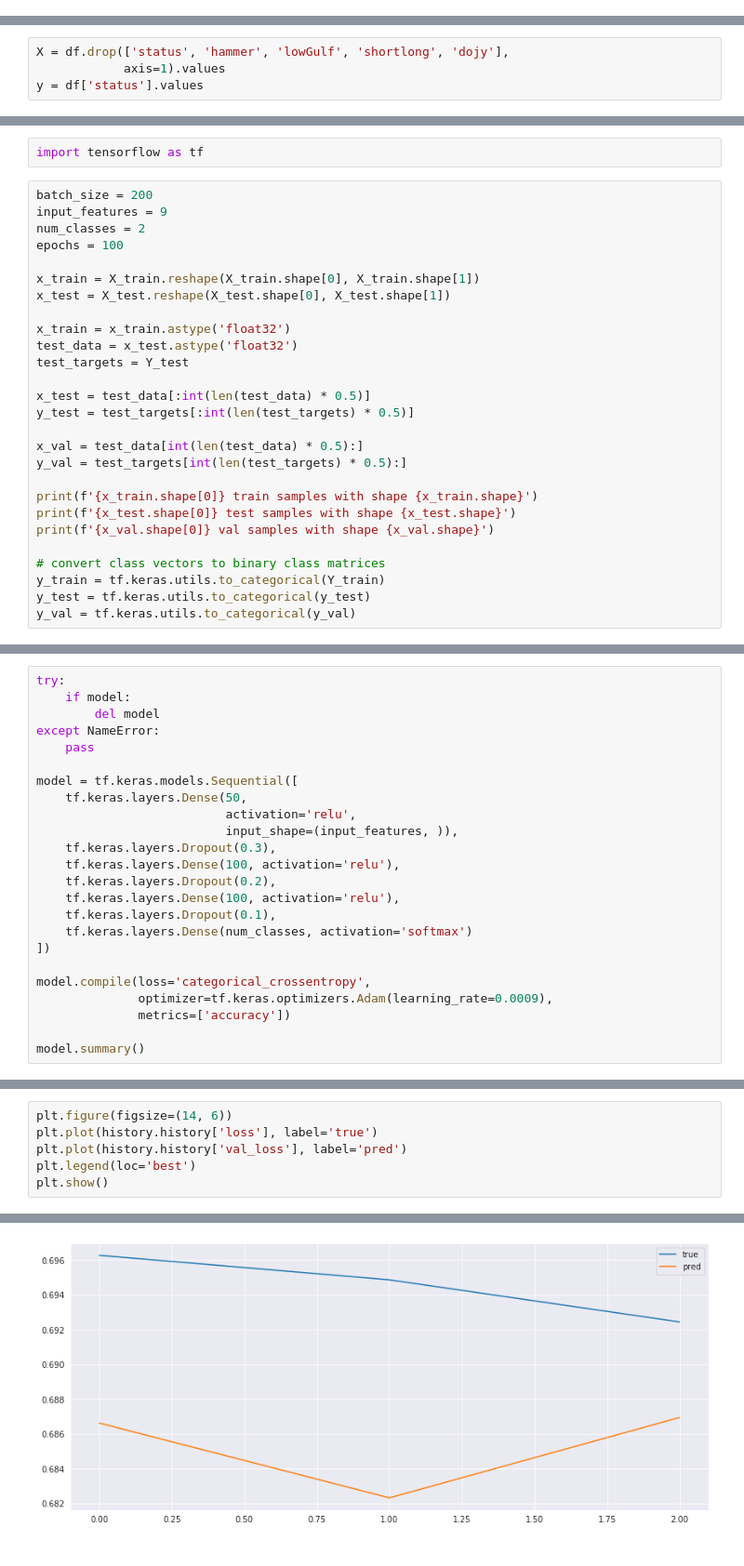
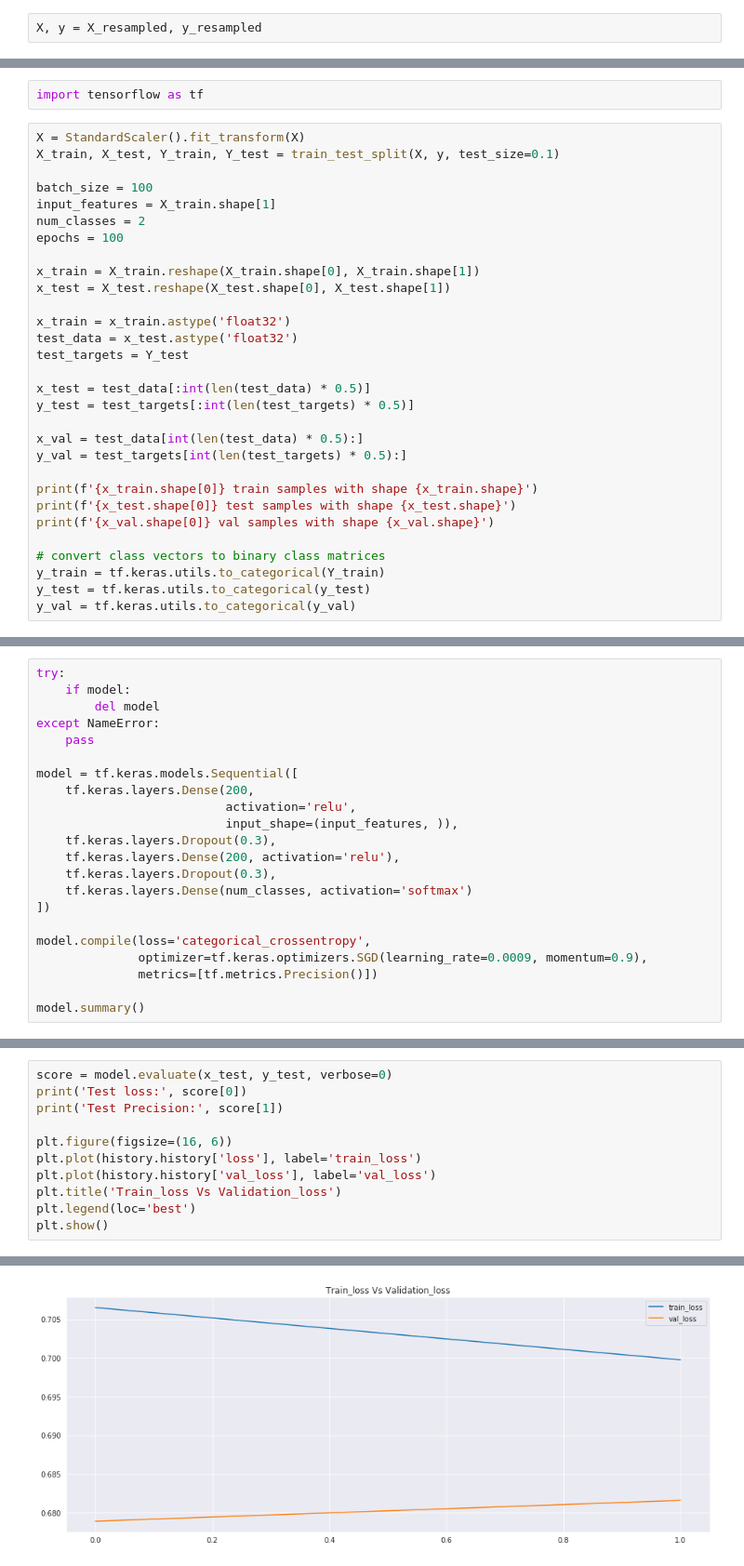
Before and after one commit to omkarudawant/Stock-movement-prediction, a Jupyter notebook: Stock Price Prediction.ipynb, the cells around one changed output, grey strips where cells are left out. Shown at 93% size. Saved outputs shown, nothing was run; the diff lists cells and outputs as text.

```diff
--- a/Stock Price Prediction.ipynb
+++ b/Stock Price Prediction.ipynb
@@ -207,3 +183,5 @@ Labels:
+# %%
+X, y = X_resampled, y_resampled
 # %%
 from sklearn.preprocessing import StandardScaler
 from sklearn.model_selection import train_test_split, GridSearchCV
@@ -288,4 +230,0 @@ plt.show()
-# %%
-X = df.drop(['status', 'hammer', 'lowGulf', 'shortlong', 'dojy'],
-            axis=1).values
-y = df['status'].values
@@ -312,8 +267,11 @@ Wall time: 863 ms
 # %%
 import tensorflow as tf
 # %%
-batch_size = 200
-input_features = 9
+X = StandardScaler().fit_transform(X)
+X_train, X_test, Y_train, Y_test = train_test_split(X, y, test_size=0.1)
+
+batch_size = 100
+input_features = X_train.shape[1]
 num_classes = 2
 epochs = 100
 
@@ -350,20 +308,18 @@ except NameError:
     pass
 
 model = tf.keras.models.Sequential([
-    tf.keras.layers.Dense(50,
+    tf.keras.layers.Dense(200,
                           activation='relu',
                           input_shape=(input_features, )),
     tf.keras.layers.Dropout(0.3),
-    tf.keras.layers.Dense(100, activation='relu'),
-    tf.keras.layers.Dropout(0.2),
-    tf.keras.layers.Dense(100, activation='relu'),
-    tf.keras.layers.Dropout(0.1),
+    tf.keras.layers.Dense(200, activation='relu'),
+    tf.keras.layers.Dropout(0.3),
     tf.keras.layers.Dense(num_classes, activation='softmax')
 ])
 
 model.compile(loss='categorical_crossentropy',
-              optimizer=tf.keras.optimizers.Adam(learning_rate=0.0009),
-              metrics=['accuracy'])
+              optimizer=tf.keras.optimizers.SGD(learning_rate=0.0009, momentum=0.9),
+              metrics=[tf.metrics.Precision()])
 
 model.summary()
 # %% [output]
@@ -403,7 +361,12 @@ Epoch 3/100
 # %%
-plt.figure(figsize=(14, 6))
-plt.plot(history.history['loss'], label='true')
-plt.plot(history.history['val_loss'], label='pred')
+score = model.evaluate(x_test, y_test, verbose=0)
+print('Test loss:', score[0])
+print('Test Precision:', score[1])
+
+plt.figure(figsize=(16, 6))
+plt.plot(history.history['loss'], label='train_loss')
+plt.plot(history.history['val_loss'], label='val_loss')
+plt.title('Train_loss Vs Validation_loss')
 plt.legend(loc='best')
 plt.show()
 # %% [output]
@@ -410 +375 @@ plt.show()
-[figure, old version]
+[figure, new version]
```
Also changed, not shown: parts of 39 cells of this notebook.
